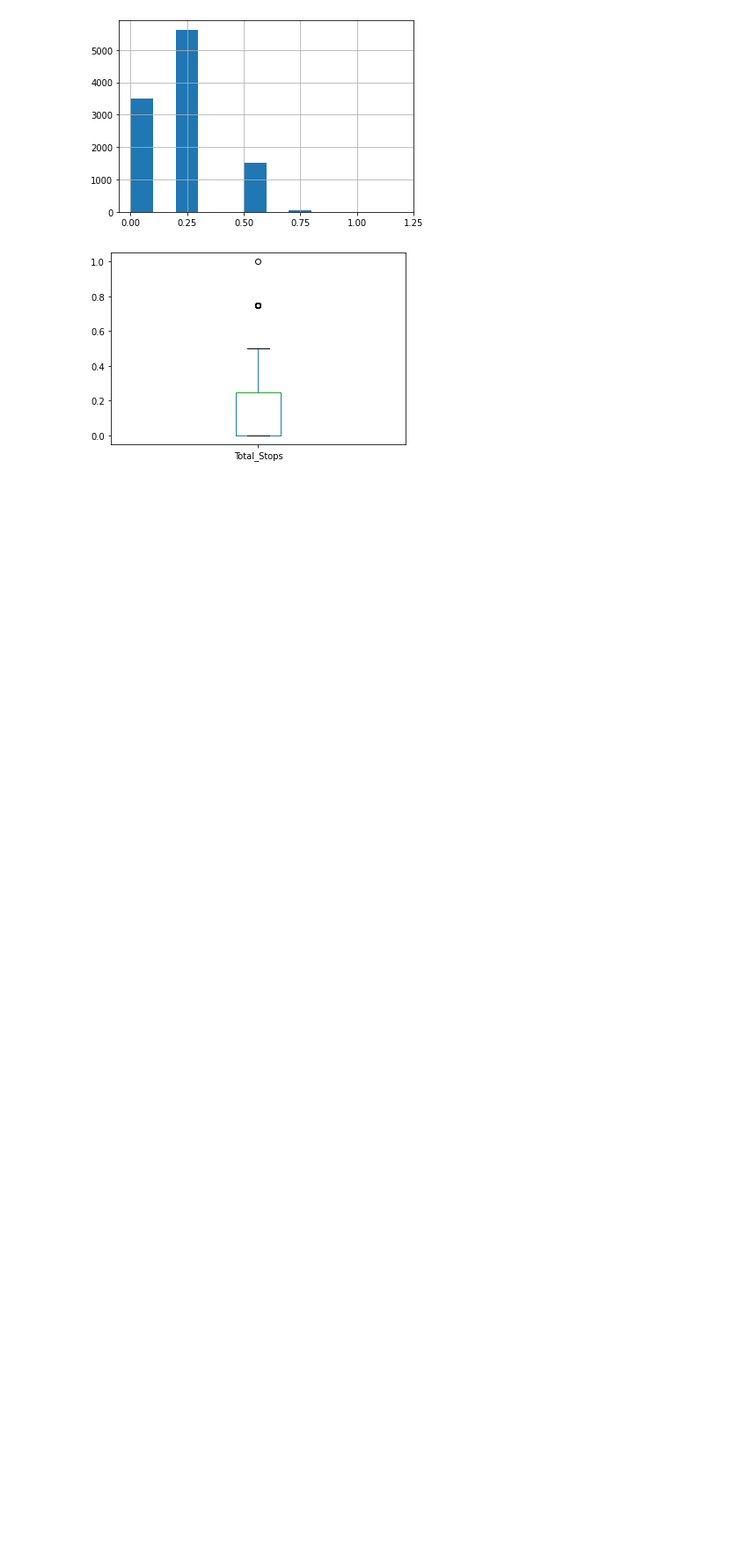
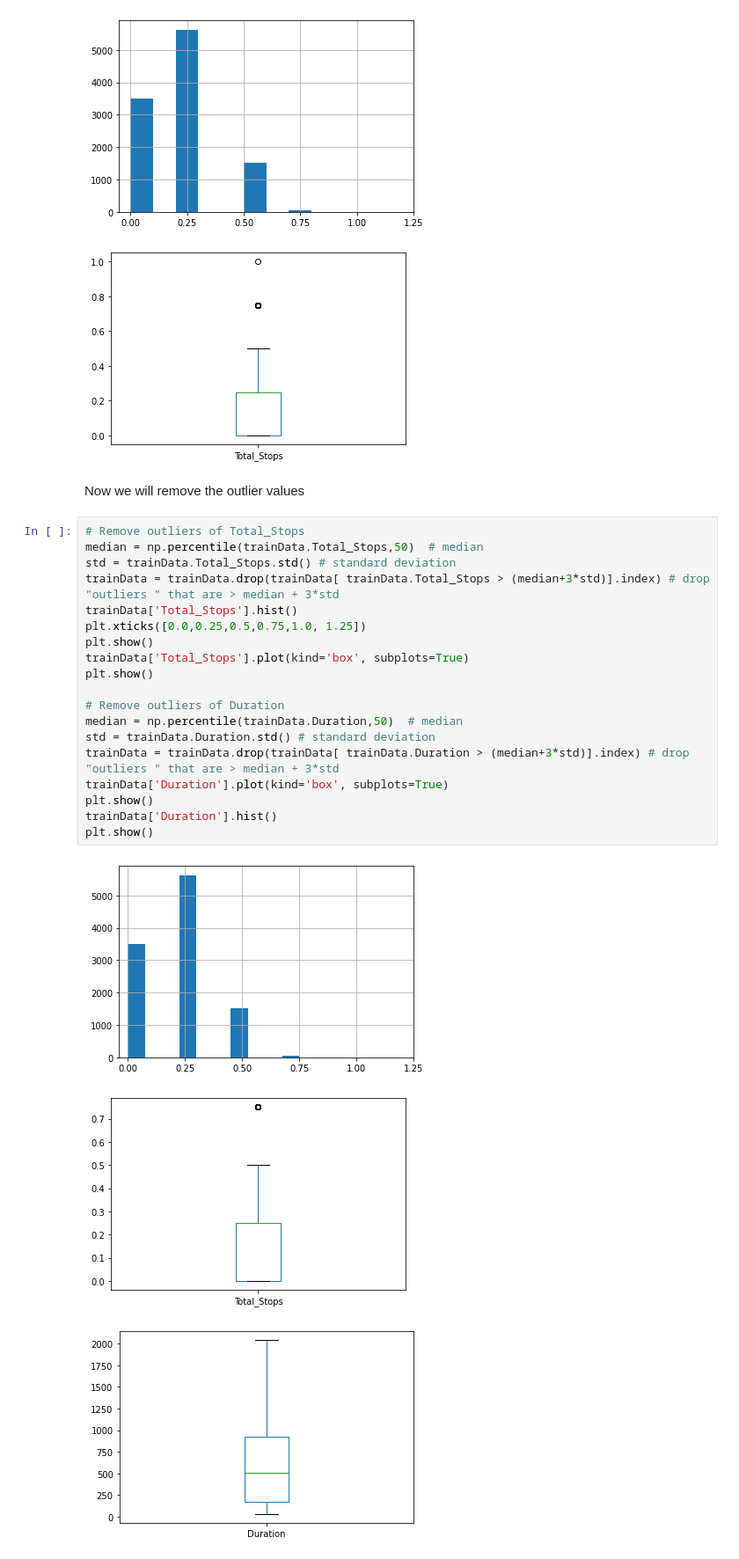
Before and after one commit to canast07/EPL448-Ticket-price, a Jupyter notebook: Project.ipynb, the cells around one changed output. Shown: that part at 88% size. Cells and saved outputs as stored; diff of their text form; blank space fills up the shorter version.

```diff
--- a/Project.ipynb
+++ b/Project.ipynb
@@ -182,3 +182,28 @@ plt.show()
 [figure]
 [figure]
 [figure]
+# %% [markdown]
+Now we will remove the outlier values
+# %%
+# Remove outliers of Total_Stops
+median = np.percentile(trainData.Total_Stops,50)  # median
+std = trainData.Total_Stops.std() # standard deviation
+trainData = trainData.drop(trainData[ trainData.Total_Stops > (median+3*std)].index) # drop "outliers " that are > median + 3*std
+trainData['Total_Stops'].hist()
+plt.xticks([0.0,0.25,0.5,0.75,1.0, 1.25])
+plt.show()
+trainData['Total_Stops'].plot(kind='box', subplots=True)
+plt.show()
+
+# Remove outliers of Duration
+median = np.percentile(trainData.Duration,50)  # median
+std = trainData.Duration.std() # standard deviation
+trainData = trainData.drop(trainData[ trainData.Duration > (median+3*std)].index) # drop "outliers " that are > median + 3*std
+trainData['Duration'].plot(kind='box', subplots=True)
+plt.show()
+trainData['Duration'].hist()
+plt.show()
+# %% [output]
+[figure, added]
+[figure, added]
+[figure, added]
```
Also changed, not shown: parts of 1 cell of this notebook.
